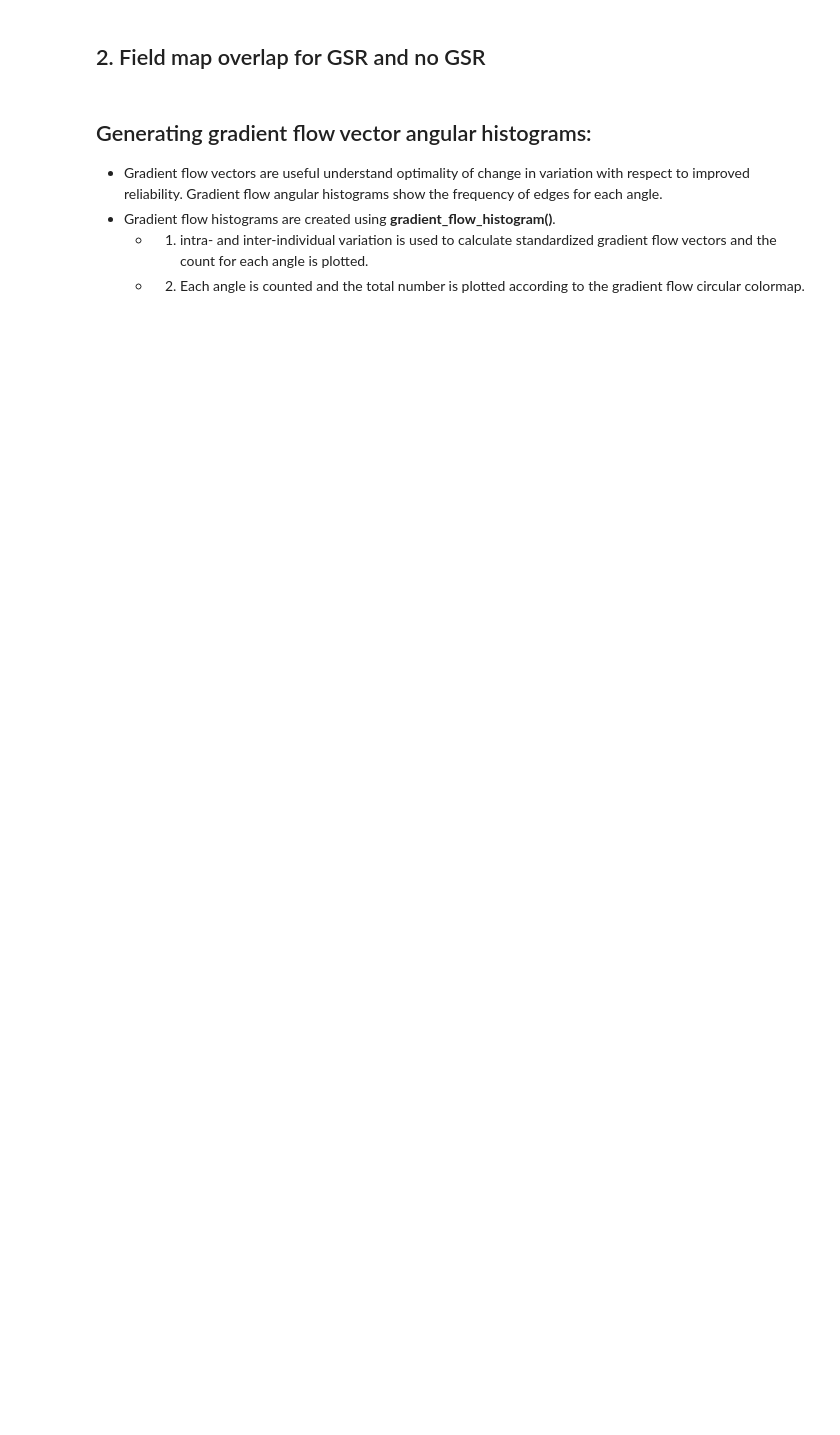
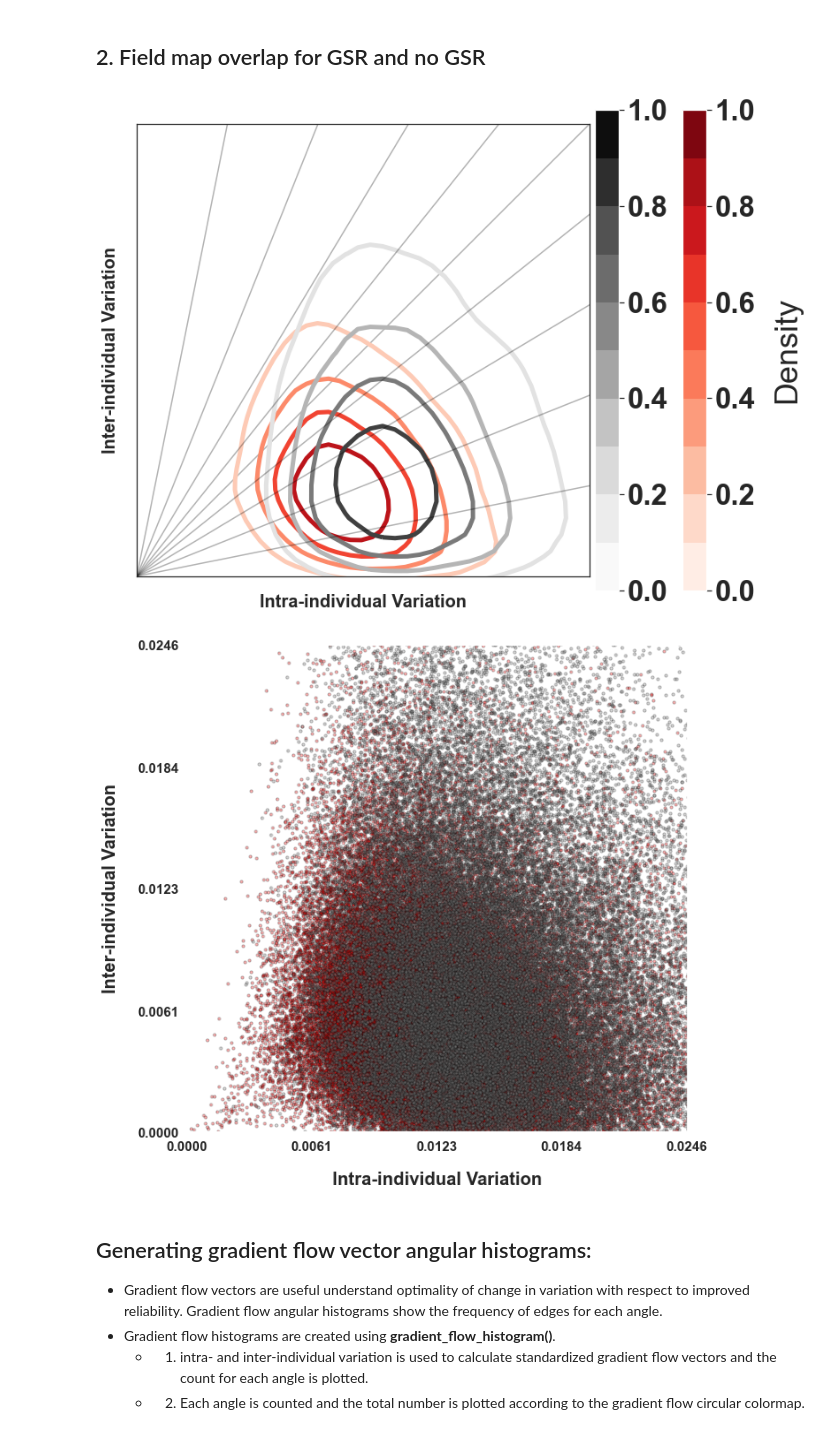
Before and after one commit to HumanBrainED/reliability_fieldMap_gradientFlow, a Jupyter notebook: tutorial/Fieldmap_GradientFlow_tutorial_version_1.1.ipynb, the cells around one changed output. Cells and saved outputs as stored; diff of their text form; code cells hidden in the pictures; blank space fills up the shorter version.

```diff
--- a/tutorial/Fieldmap_GradientFlow_tutorial_version_1.1.ipynb
+++ b/tutorial/Fieldmap_GradientFlow_tutorial_version_1.1.ipynb
@@ -107,15 +116,18 @@ plot_field_map?
 # %% [markdown]
 ## 2. Field map overlap for GSR and no GSR
 # %%
-from reliability.reliability_field_maps import plot_field_map_overlay
+# from reliability.reliability_field_maps import plot_field_map_overlay
 
 # Choosing conditions to compare:
 taskcombos = [['REST_nogsr',
                'REST_gsr']]
 
-FM_overlay_fig = plot_field_map_overlay(taskcombos,data,taskcolors,taskcmaps,alpha,lines,outpath=False,
+FM_overlay_fig = plot_field_map_overlay(taskcombos,data,taskcolors,taskcmaps,alpha,lines,
                       cbar_option=True,figSize=(13,10),xyLim=95,
                      shade=False,thr=0.0001,plotstyle=['all'])
+# %% [output]
+[figure, added]
+[figure, added]
 # %% [markdown]
 ## Generating gradient flow vector angular histograms:
  * Gradient flow vectors are useful understand optimality of change in variation with respect to improved reliability. Gradient flow angular histograms show the frequency of edges for each angle.
```
Also changed, not shown: parts of 3 cells of this notebook, 1 other file.
